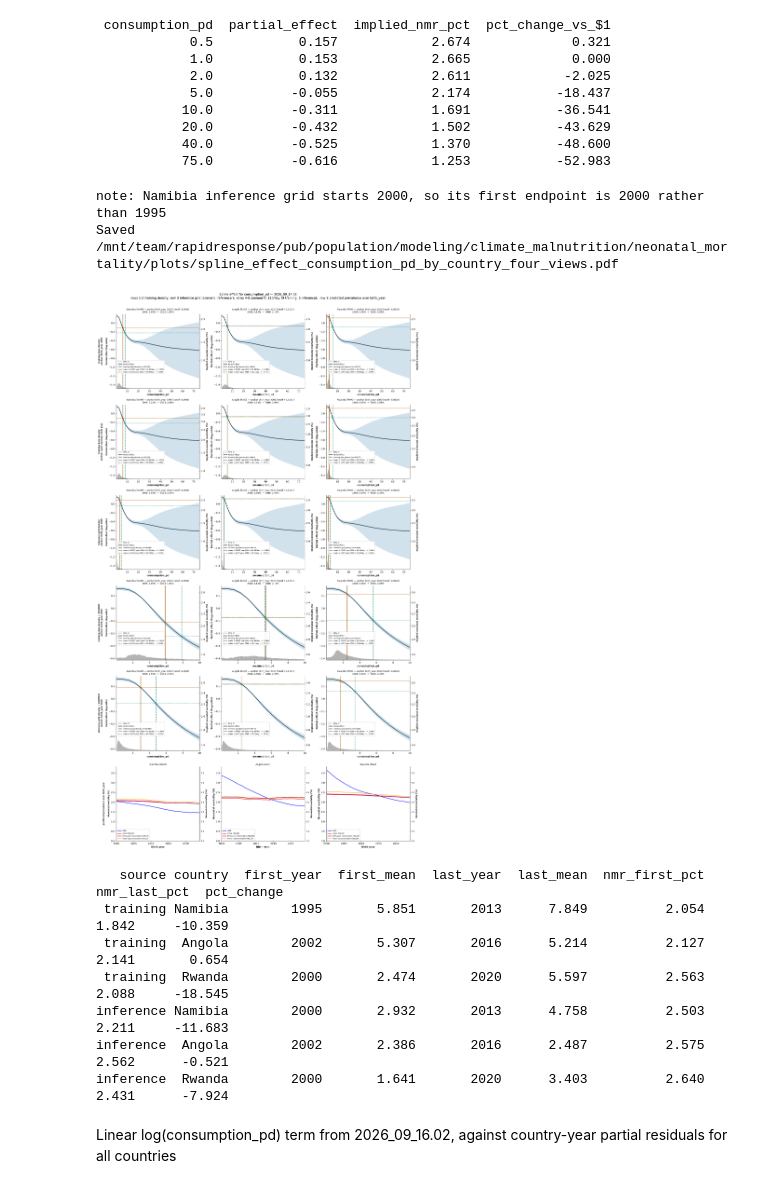
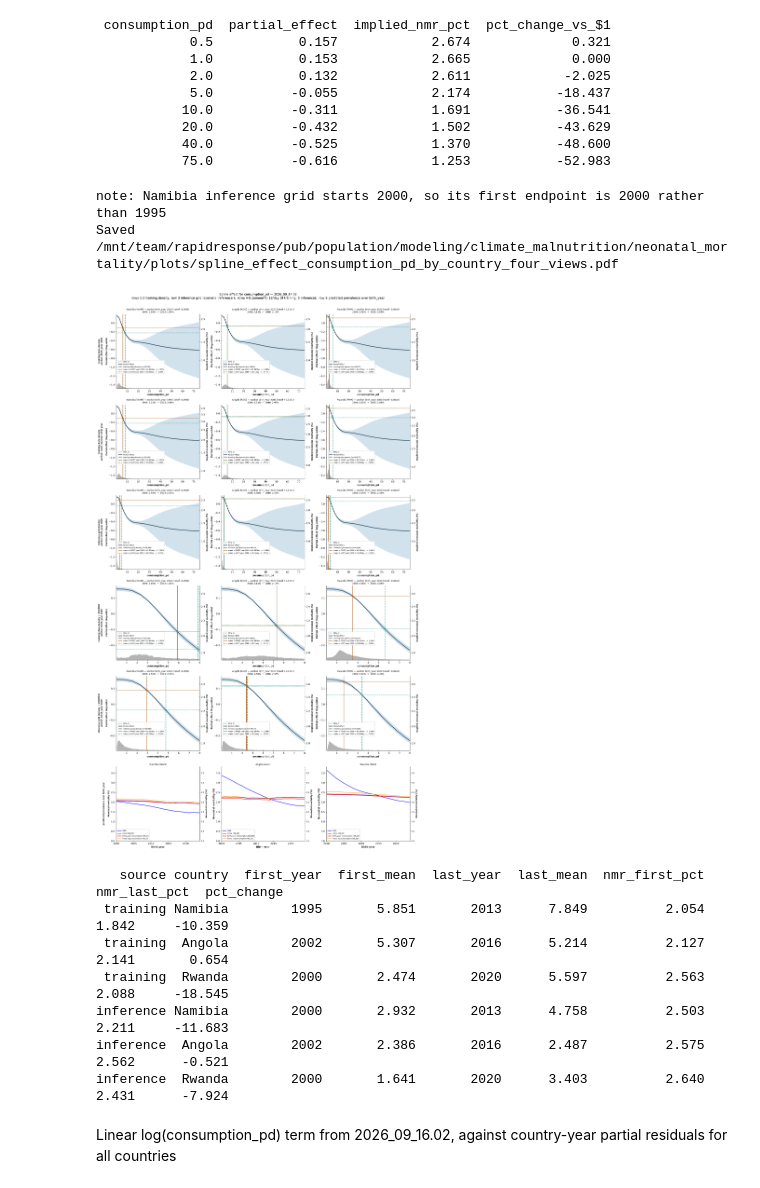
Before and after one commit to ihmeuw/rra-climate-health, a Jupyter notebook: notebooks/neonatal/2026_09_16_neonatal.ipynb, the cells around one changed output. Saved outputs shown, nothing was run; the diff lists cells and outputs as text; code cells hidden in the pictures.

```diff
--- a/notebooks/neonatal/2026_09_16_neonatal.ipynb
+++ b/notebooks/neonatal/2026_09_16_neonatal.ipynb
@@ -605,7 +607,7 @@ SPLINE_COMMON_YEAR = 2020
 SPLINE_COUNTRIES = ["Namibia", "Angola", "Rwanda"]
 SPLINE_MIN_OBS = 25  # a year needs this many births to count as first/last
 SPLINE_SCENARIO = "reference"  # income scenario in the inference grid
-ZOOM_XMAX = 10.0
+ZOOM_XMAX = 8.0
 # The right-hand axis is z0 = intercept + birth_year_coef * anchor_year, plus the
 # country random intercept only if INCLUDE_RANEF. Leaving it out makes z0 - and
 # so the mortality axis - identical across the three columns wherever the anchor
@@ -971,34 +973,34 @@ plt.show()
 rows = []
 for source in ("training", "inference"):
     for country in SPLINE_COUNTRIES:
         iso = _iso.loc[country]
         ends = _endpoints[(source, country)]
         z0 = float(
             _coefs["(Intercept)"]
             + _coefs["birth_year"] * SPLINE_COMMON_YEAR
             + (_ranef.loc[iso, "offset"] if INCLUDE_RANEF else 0.0)
         )
         pct = lambda e, z0=z0: 100 / (1 + np.exp(-(z0 + e)))
         first_pct = pct(_effect_at(ends["first_mean"]))
         last_pct = pct(_effect_at(ends["last_mean"]))
         rows.append(
             {
                 "source": source,
                 "country": country,
                 "first_year": ends["first_year"],
                 "first_mean": ends["first_mean"],
                 "last_year": ends["last_year"],
                 "last_mean": ends["last_mean"],
                 "nmr_first_pct": first_pct,
                 "nmr_last_pct": last_pct,
                 "pct_change": 100 * (last_pct / first_pct - 1),
             }
         )
 print(pd.DataFrame(rows).round(3).to_string(index=False))
 # %% [output]
 note: Namibia inference grid starts 2000, so its first endpoint is 2000 rather than 1995
 Saved /mnt/team/rapidresponse/pub/population/modeling/climate_malnutrition/neonatal_mortality/plots/spline_effect_consumption_pd_by_country_four_views.pdf
-[figure, old version]
+[figure, new version]
    source country  first_year  first_mean  last_year  last_mean  nmr_first_pct  nmr_last_pct  pct_change
  training Namibia        1995       5.851       2013      7.849          2.054         1.842     -10.359
  training  Angola        2002       5.307       2016      5.214          2.127         2.141       0.654
```
Also changed, not shown: parts of 11 cells of this notebook, 1 other file.
